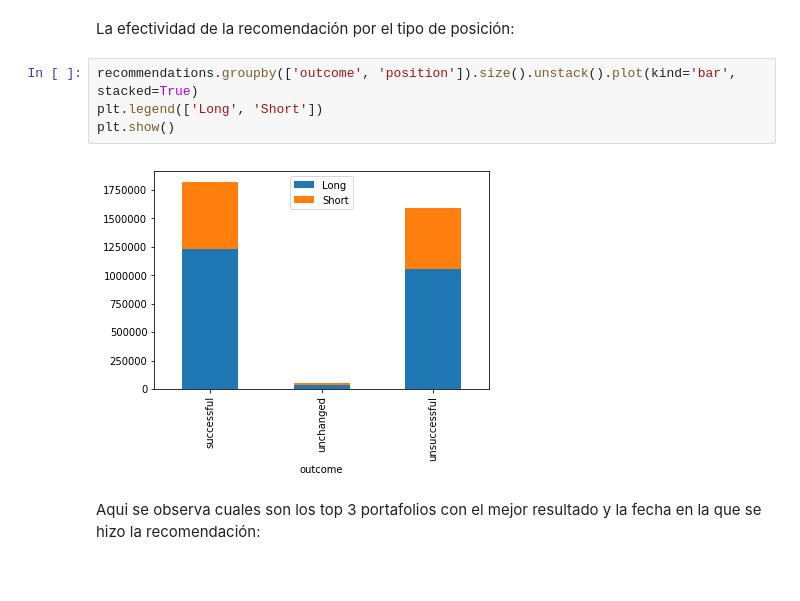
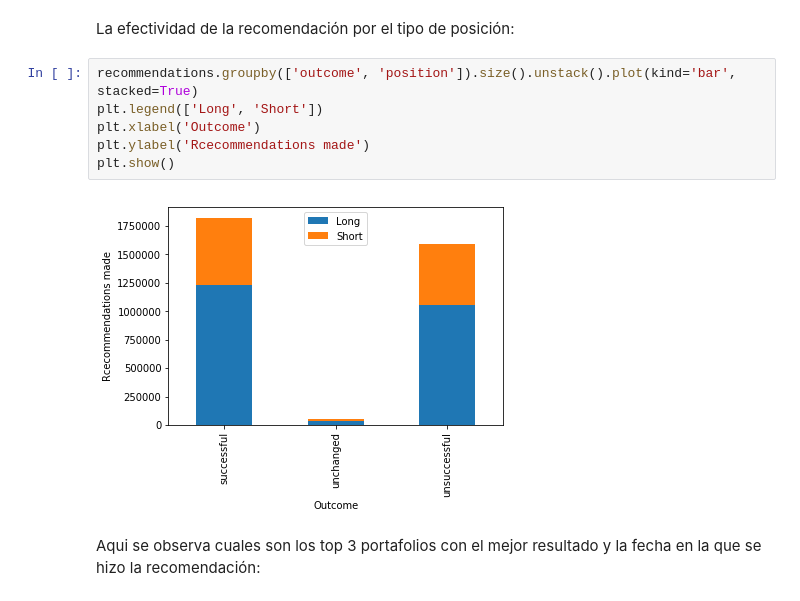
Before and after one commit to ZzAntares/stock-recommendations-analysis, a Jupyter notebook: Project_ZZAlpha_DataSet_Analysis.ipynb, the cells around one changed output. Saved outputs shown, nothing was run; the diff lists cells and outputs as text.

Commit message:
Agrega más charts y corrige orden de cells

```diff
--- a/Project_ZZAlpha_DataSet_Analysis.ipynb
+++ b/Project_ZZAlpha_DataSet_Analysis.ipynb
@@ -417,9 +429,11 @@ La efectividad de la recomendación por el tipo de posición:
 # %%
 recommendations.groupby(['outcome', 'position']).size().unstack().plot(kind='bar', stacked=True)
 plt.legend(['Long', 'Short'])
+plt.xlabel('Outcome')
+plt.ylabel('Rcecommendations made')
 plt.show()
 # %% [output]
-[figure, old version]
+[figure, new version]
 # %% [markdown]
 Aqui se observa cuales son los top 3 portafolios con el mejor resultado y la fecha en la que se hizo la recomendación:
 # %%
```
Also changed, not shown: parts of 15 cells of this notebook, 10 other files.
